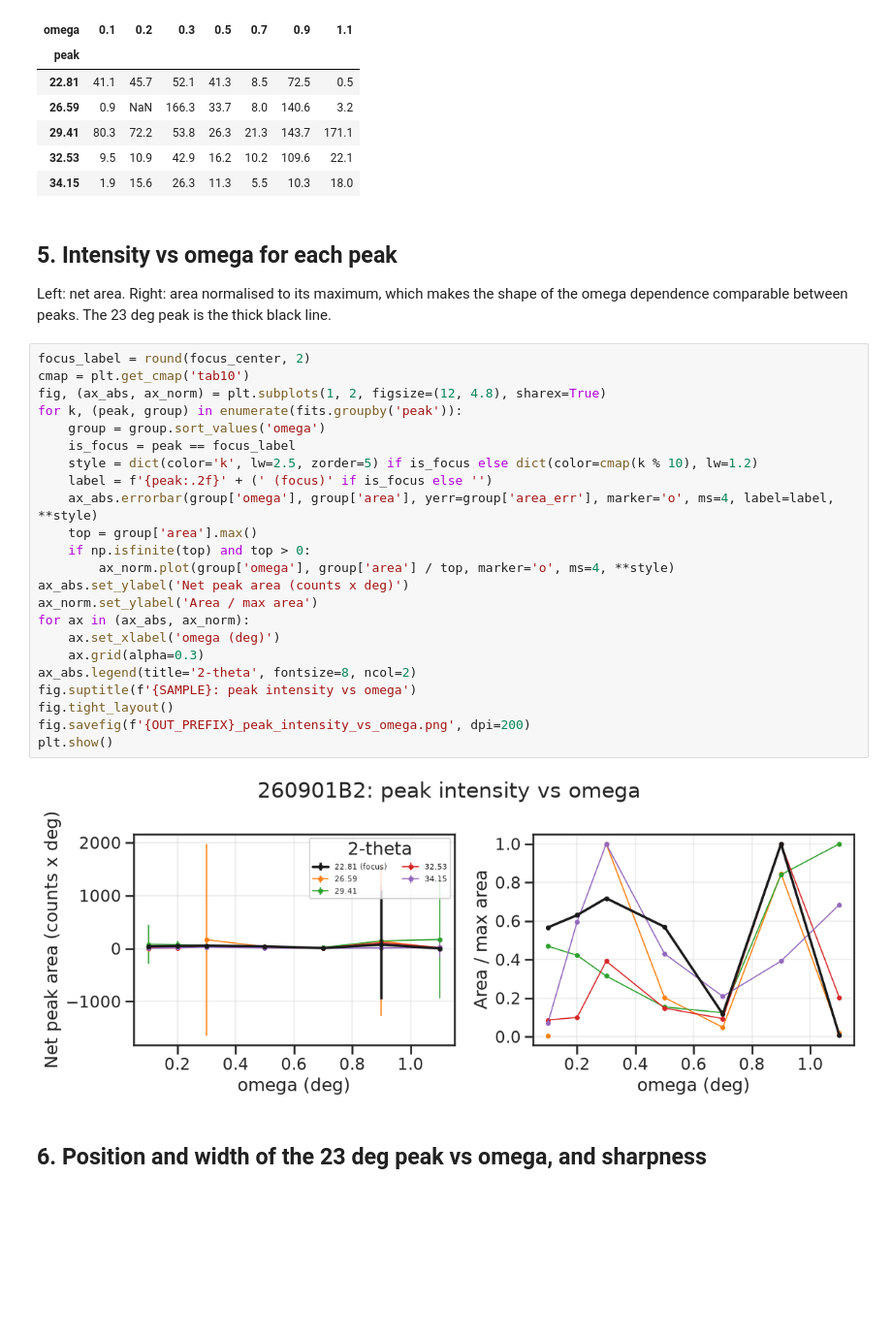
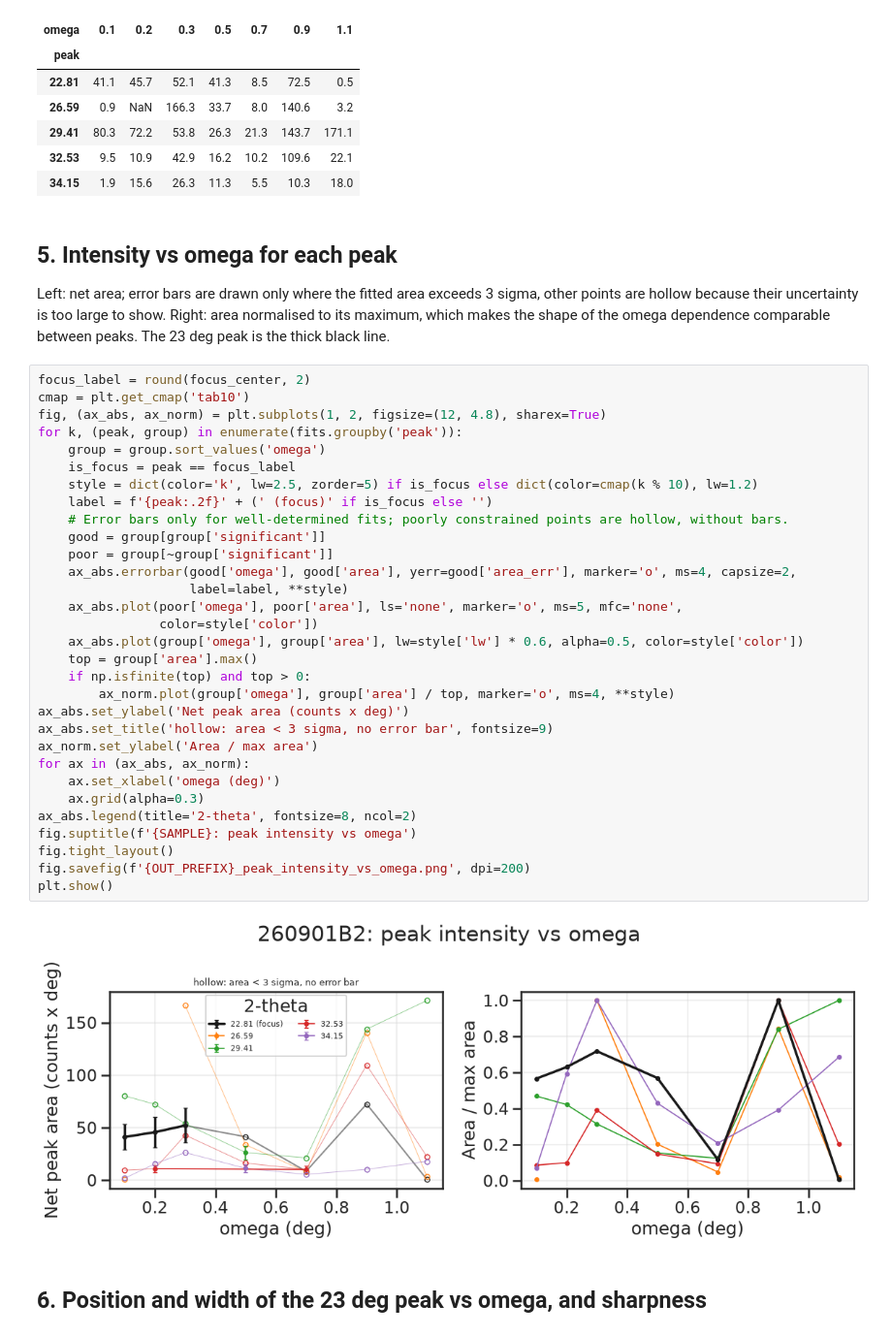
Before and after one commit to GarzonDiegoFEUP/xrd-bo-optimization-tf, a Jupyter notebook: notebooks/2.1.xrd_260901B2_omega.ipynb, the cells around one changed output. Shown at 97% size. Saved outputs shown, nothing was run; the diff lists cells and outputs as text; blank space fills up the shorter version.

Commit message:
Show error bars only for significant fits in omega intensity plot

```diff
--- a/notebooks/2.1.xrd_260901B2_omega.ipynb
+++ b/notebooks/2.1.xrd_260901B2_omega.ipynb
@@ -263,32 +263,40 @@ fits.pivot(index='peak', columns='omega', values='area').round(1)
 # %% [markdown]
 ## 5. Intensity vs omega for each peak
 
-Left: net area. Right: area normalised to its maximum, which makes the shape of the omega dependence comparable between peaks. The 23 deg peak is the thick black line.
+Left: net area; error bars are drawn only where the fitted area exceeds 3 sigma, other points are hollow because their uncertainty is too large to show. Right: area normalised to its maximum, which makes the shape of the omega dependence comparable between peaks. The 23 deg peak is the thick black line.
 # %%
 focus_label = round(focus_center, 2)
 cmap = plt.get_cmap('tab10')
 fig, (ax_abs, ax_norm) = plt.subplots(1, 2, figsize=(12, 4.8), sharex=True)
 for k, (peak, group) in enumerate(fits.groupby('peak')):
     group = group.sort_values('omega')
     is_focus = peak == focus_label
     style = dict(color='k', lw=2.5, zorder=5) if is_focus else dict(color=cmap(k % 10), lw=1.2)
     label = f'{peak:.2f}' + (' (focus)' if is_focus else '')
-    ax_abs.errorbar(group['omega'], group['area'], yerr=group['area_err'], marker='o', ms=4, label=label, **style)
+    # Error bars only for well-determined fits; poorly constrained points are hollow, without bars.
+    good = group[group['significant']]
+    poor = group[~group['significant']]
+    ax_abs.errorbar(good['omega'], good['area'], yerr=good['area_err'], marker='o', ms=4, capsize=2,
+                    label=label, **style)
+    ax_abs.plot(poor['omega'], poor['area'], ls='none', marker='o', ms=5, mfc='none',
+                color=style['color'])
+    ax_abs.plot(group['omega'], group['area'], lw=style['lw'] * 0.6, alpha=0.5, color=style['color'])
     top = group['area'].max()
     if np.isfinite(top) and top > 0:
         ax_norm.plot(group['omega'], group['area'] / top, marker='o', ms=4, **style)
 ax_abs.set_ylabel('Net peak area (counts x deg)')
+ax_abs.set_title('hollow: area < 3 sigma, no error bar', fontsize=9)
 ax_norm.set_ylabel('Area / max area')
 for ax in (ax_abs, ax_norm):
     ax.set_xlabel('omega (deg)')
     ax.grid(alpha=0.3)
 ax_abs.legend(title='2-theta', fontsize=8, ncol=2)
 fig.suptitle(f'{SAMPLE}: peak intensity vs omega')
 fig.tight_layout()
 fig.savefig(f'{OUT_PREFIX}_peak_intensity_vs_omega.png', dpi=200)
 plt.show()
 # %% [output]
-[figure, old version]
+[figure, new version]
 # %% [markdown]
 ## 6. Position and width of the 23 deg peak vs omega, and sharpness
 # %%
```
Also changed, not shown: 1 other file.
